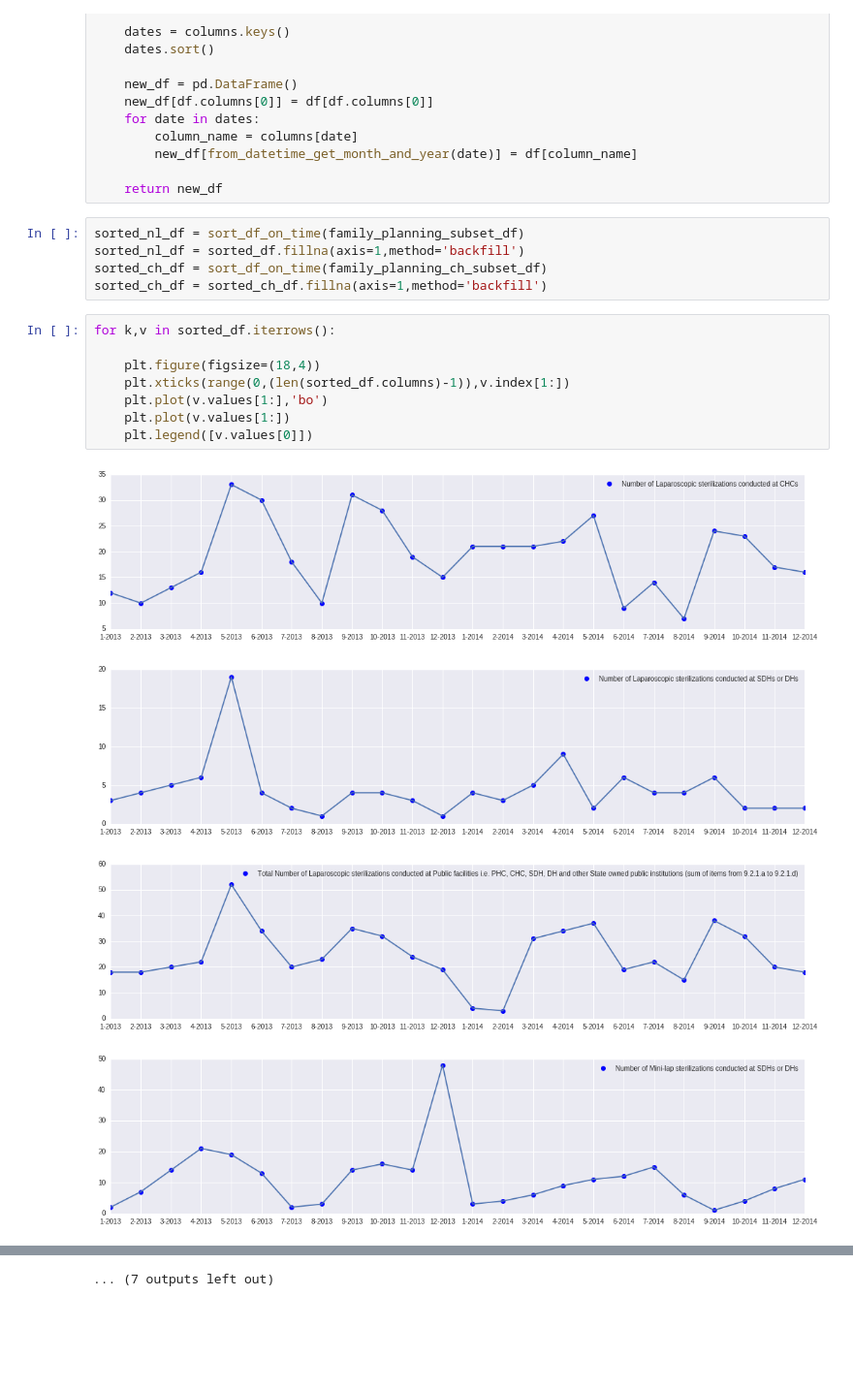
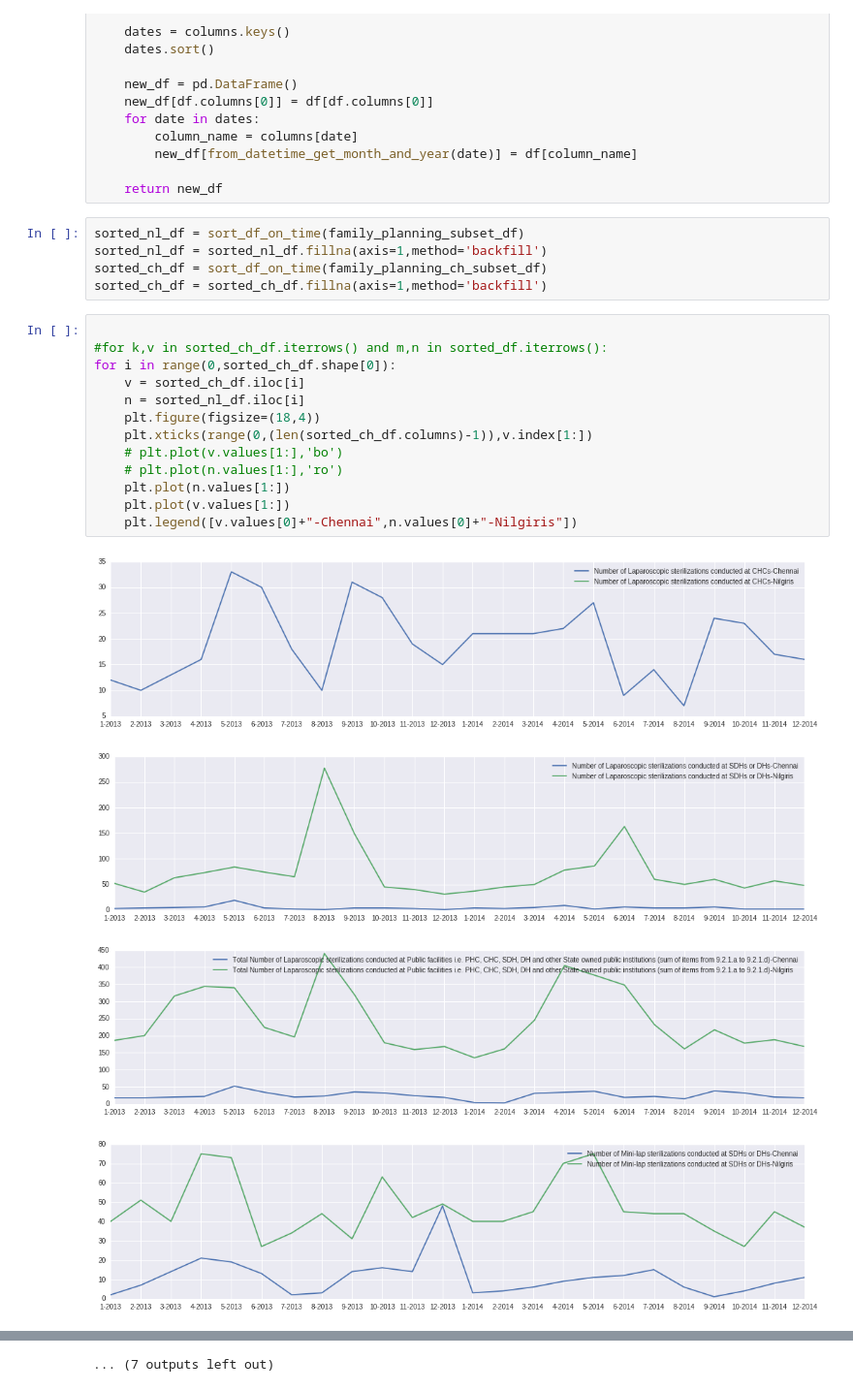
Before and after one commit to unnati-xyz/open-data-india-health, a Jupyter notebook: Analysing Health Care Data Using Open Data - Bangpypers Feb 6th.ipynb, the cells around one changed output, grey strips where cells are left out. Shown at 97% size. Saved outputs shown, nothing was run; the diff lists cells and outputs as text; blank space fills up the shorter version.

```diff
--- a/Analysing Health Care Data Using Open Data - Bangpypers Feb 6th.ipynb
+++ b/Analysing Health Care Data Using Open Data - Bangpypers Feb 6th.ipynb
@@ -80,19 +81,24 @@ def sort_df_on_time(df):
     return new_df
 # %%
 sorted_nl_df = sort_df_on_time(family_planning_subset_df)
-sorted_nl_df = sorted_df.fillna(axis=1,method='backfill')
+sorted_nl_df = sorted_nl_df.fillna(axis=1,method='backfill')
 sorted_ch_df = sort_df_on_time(family_planning_ch_subset_df)
 sorted_ch_df = sorted_ch_df.fillna(axis=1,method='backfill')
 # %%
-for k,v in sorted_df.iterrows():
 
+#for k,v in sorted_ch_df.iterrows() and m,n in sorted_df.iterrows():
+for i in range(0,sorted_ch_df.shape[0]):
+    v = sorted_ch_df.iloc[i]
+    n = sorted_nl_df.iloc[i]
     plt.figure(figsize=(18,4))
-    plt.xticks(range(0,(len(sorted_df.columns)-1)),v.index[1:])
-    plt.plot(v.values[1:],'bo')
+    plt.xticks(range(0,(len(sorted_ch_df.columns)-1)),v.index[1:])
+    # plt.plot(v.values[1:],'bo')
+    # plt.plot(n.values[1:],'ro')
+    plt.plot(n.values[1:])
     plt.plot(v.values[1:])
-    plt.legend([v.values[0]])
+    plt.legend([v.values[0]+"-Chennai",n.values[0]+"-Nilgiris"])
 # %% [output]
-[figure, old version]
+[figure, new version]
-[figure, old version]
+[figure, new version]
-[figure, old version]
+[figure, new version]
-[figure, old version]
+[figure, new version]
```
Also changed, not shown: parts of 6 cells of this notebook.
